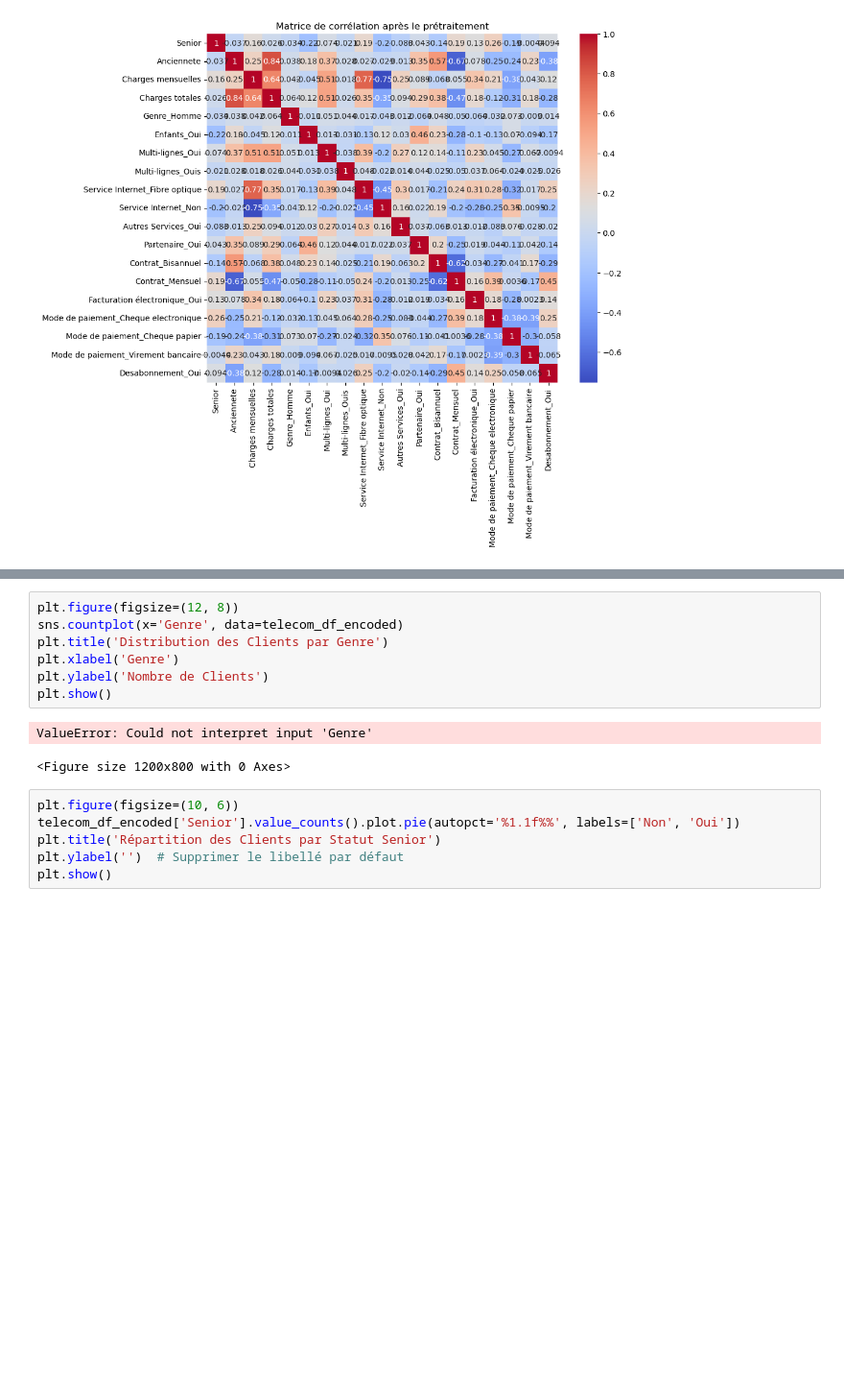
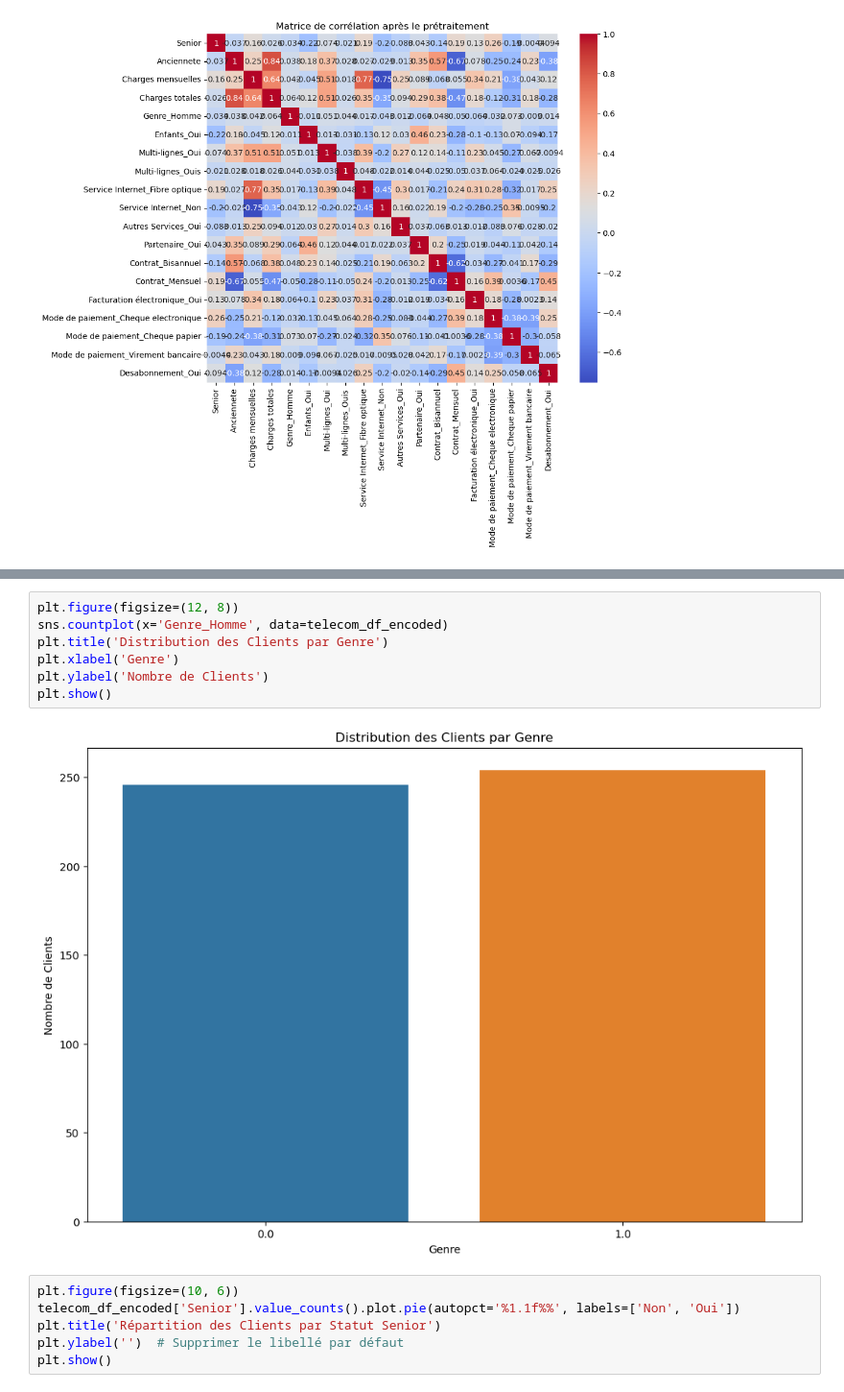
Before and after one commit to keagnon/ChurnGuardML, a Jupyter notebook: notebooks/EDA.ipynb, the cells around one changed output, grey strips where cells are left out. Shown at 96% size. Drawn from its saved outputs; the diff is of its cells as text; blank space fills up the shorter version.

```diff
--- a/notebooks/EDA.ipynb
+++ b/notebooks/EDA.ipynb
@@ -531,13 +559,12 @@ plt.show()
 # %%
 plt.figure(figsize=(12, 8))
-sns.countplot(x='Genre', data=telecom_df_encoded)
+sns.countplot(x='Genre_Homme', data=telecom_df_encoded)
 plt.title('Distribution des Clients par Genre')
 plt.xlabel('Genre')
 plt.ylabel('Nombre de Clients')
 plt.show()
 # %% [output]
-ValueError: Could not interpret input 'Genre'
-<Figure size 1200x800 with 0 Axes>
+[figure, added]
 # %%
 plt.figure(figsize=(10, 6))
 telecom_df_encoded['Senior'].value_counts().plot.pie(autopct='%1.1f%%', labels=['Non', 'Oui'])
```
Also changed, not shown: parts of 4 cells of this notebook, 2 other files.
